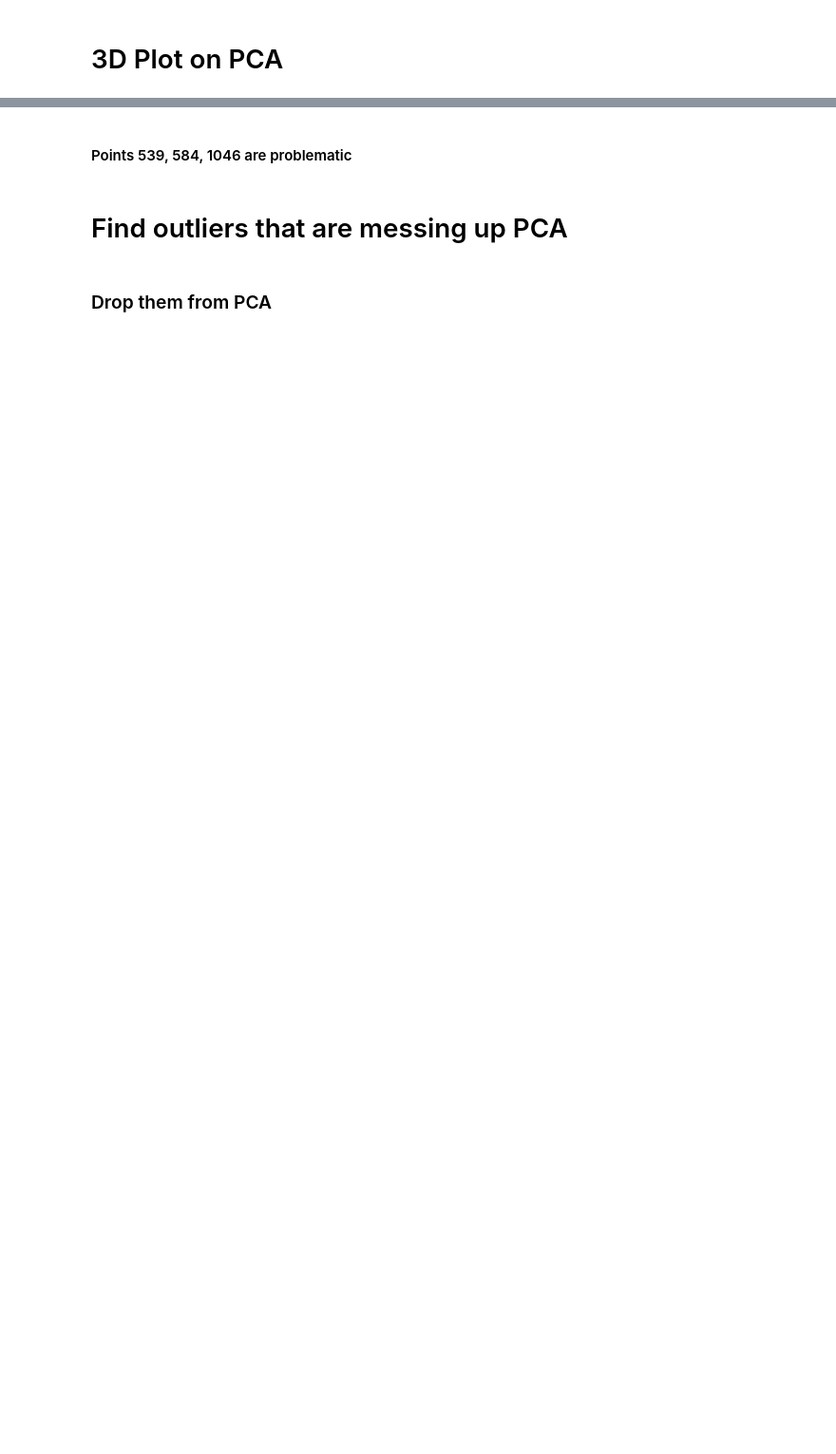
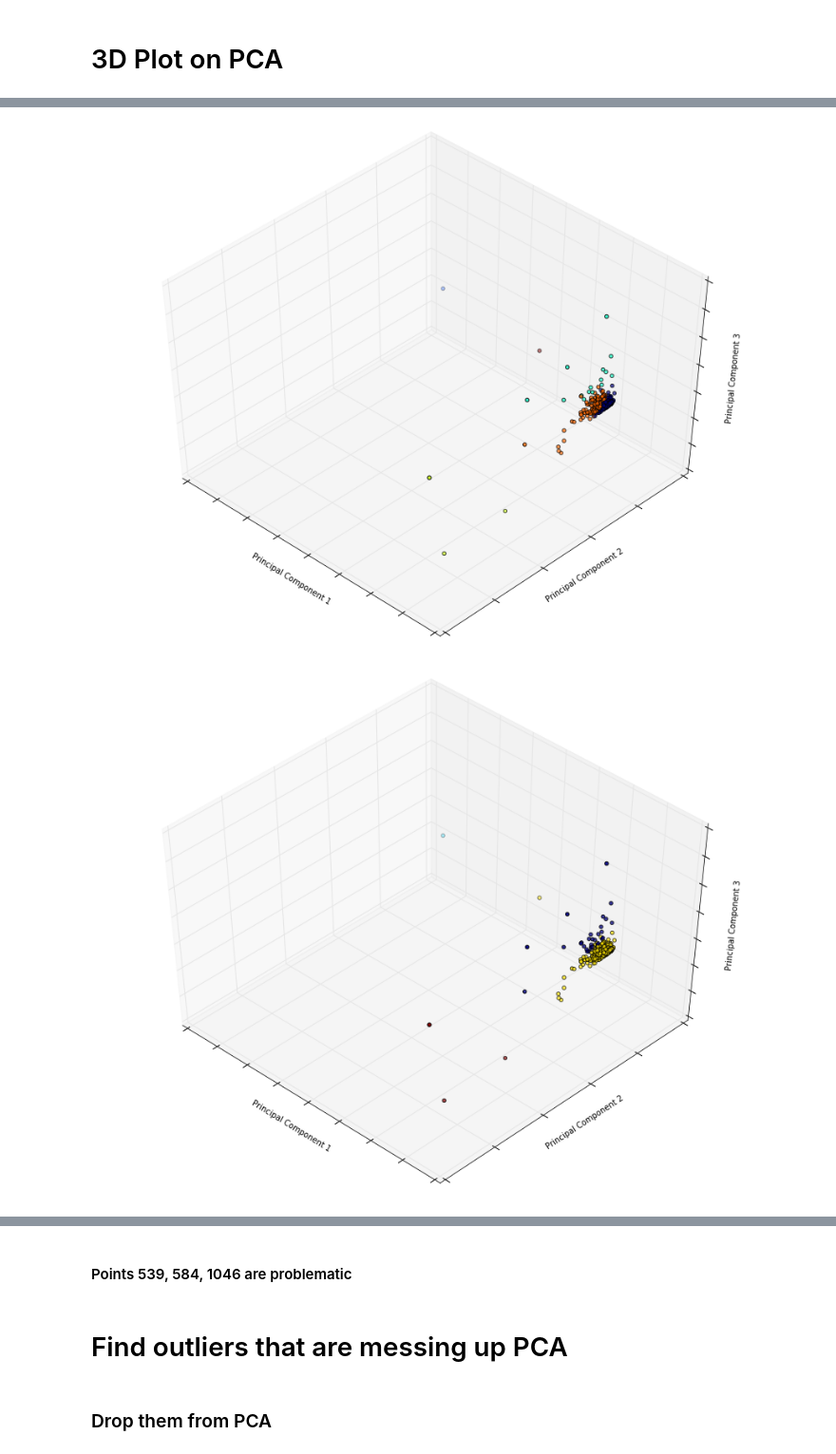
Before and after one commit to EricHPei/fantasy-score-predictor, a Jupyter notebook: score-predictor/src/Test.ipynb, the cells around one changed output, grey strips where cells are left out. Shown at 95% size. Drawn from its saved outputs; the diff is of its cells as text; code cells hidden in the pictures; blank space fills up the shorter version.

```diff
--- a/score-predictor/src/Test.ipynb
+++ b/score-predictor/src/Test.ipynb
@@ -525,0 +365,5 @@ for name, est in estimators.items():
+# %%
+makeplot.make_plots(mat)
+# %% [output]
+[figure, added]
+[figure, added]
```
Also changed, not shown: parts of 80 cells of this notebook, 29 other files.
